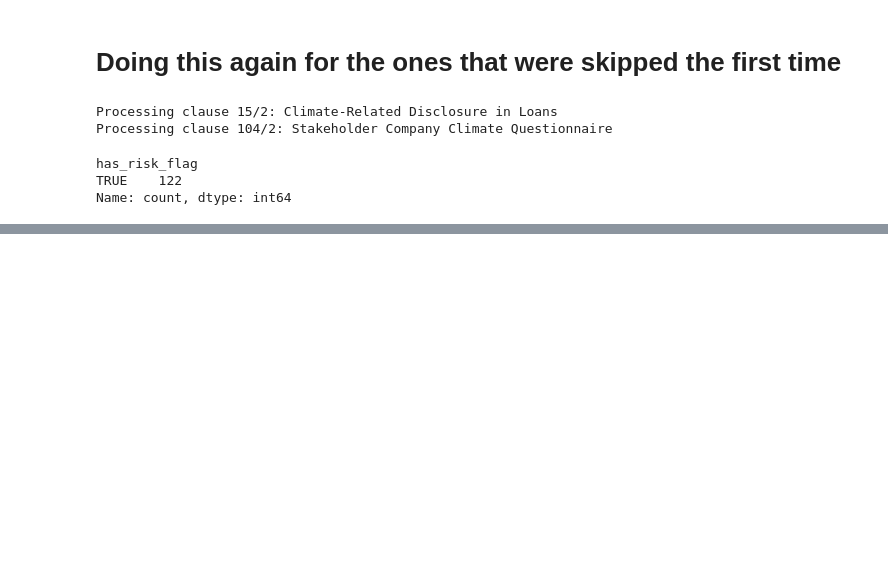
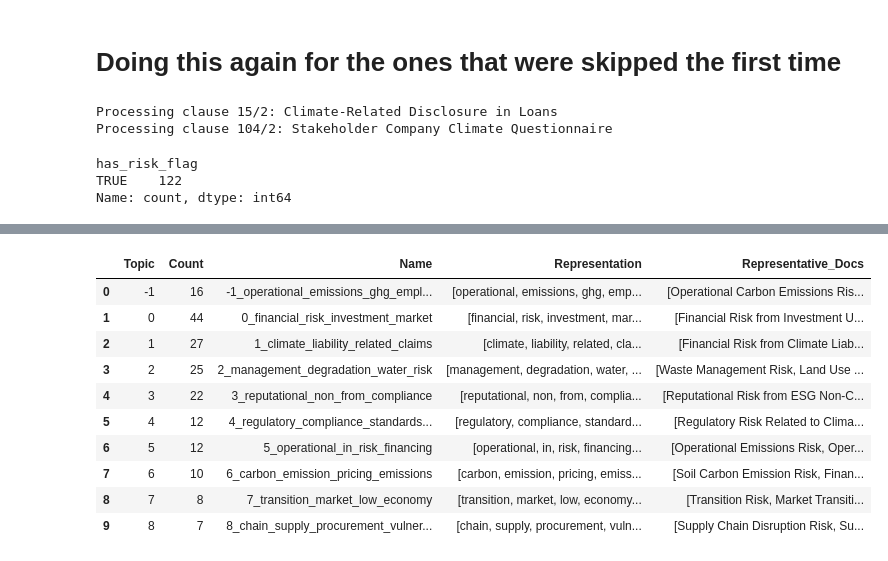
Before and after one commit to chancery-lane-project/risk_id, a Jupyter notebook: tclp/notebooks/risk_notebook.ipynb, the cells around one changed output, grey strips where cells are left out. Drawn from its saved outputs; the diff is of its cells as text; code cells hidden in the pictures; blank space fills up the shorter version.

```diff
--- a/tclp/notebooks/risk_notebook.ipynb
+++ b/tclp/notebooks/risk_notebook.ipynb
@@ -139,0 +280,14 @@ results_df.to_csv('../data/risk_categorization_results.csv', index=False)
+# %%
+topic_model.get_topic_info()
+# %% [output]
+|  | Topic | Count | Name | Representation | Representative_Docs |
+| 0 | -1 | 16 | -1_operational_emissions_ghg_empl... | [operational, emissions, ghg, emp... | [Operational Carbon Emissions Ris... |
+| 1 | 0 | 44 | 0_financial_risk_investment_market | [financial, risk, investment, mar... | [Financial Risk from Investment U... |
+| 2 | 1 | 27 | 1_climate_liability_related_claims | [climate, liability, related, cla... | [Financial Risk from Climate Liab... |
+| 3 | 2 | 25 | 2_management_degradation_water_risk | [management, degradation, water, ... | [Waste Management Risk, Land Use ... |
+| 4 | 3 | 22 | 3_reputational_non_from_compliance | [reputational, non, from, complia... | [Reputational Risk from ESG Non-C... |
+| 5 | 4 | 12 | 4_regulatory_compliance_standards... | [regulatory, compliance, standard... | [Regulatory Risk Related to Clima... |
+| 6 | 5 | 12 | 5_operational_in_risk_financing | [operational, in, risk, financing... | [Operational Emissions Risk, Oper... |
+| 7 | 6 | 10 | 6_carbon_emission_pricing_emissions | [carbon, emission, pricing, emiss... | [Soil Carbon Emission Risk, Finan... |
+| 8 | 7 | 8 | 7_transition_market_low_economy | [transition, market, low, economy... | [Transition Risk, Market Transiti... |
+| 9 | 8 | 7 | 8_chain_supply_procurement_vulner... | [chain, supply, procurement, vuln... | [Supply Chain Disruption Risk, Su... |
```
Also changed, not shown: parts of 29 cells of this notebook, 5 other files.
